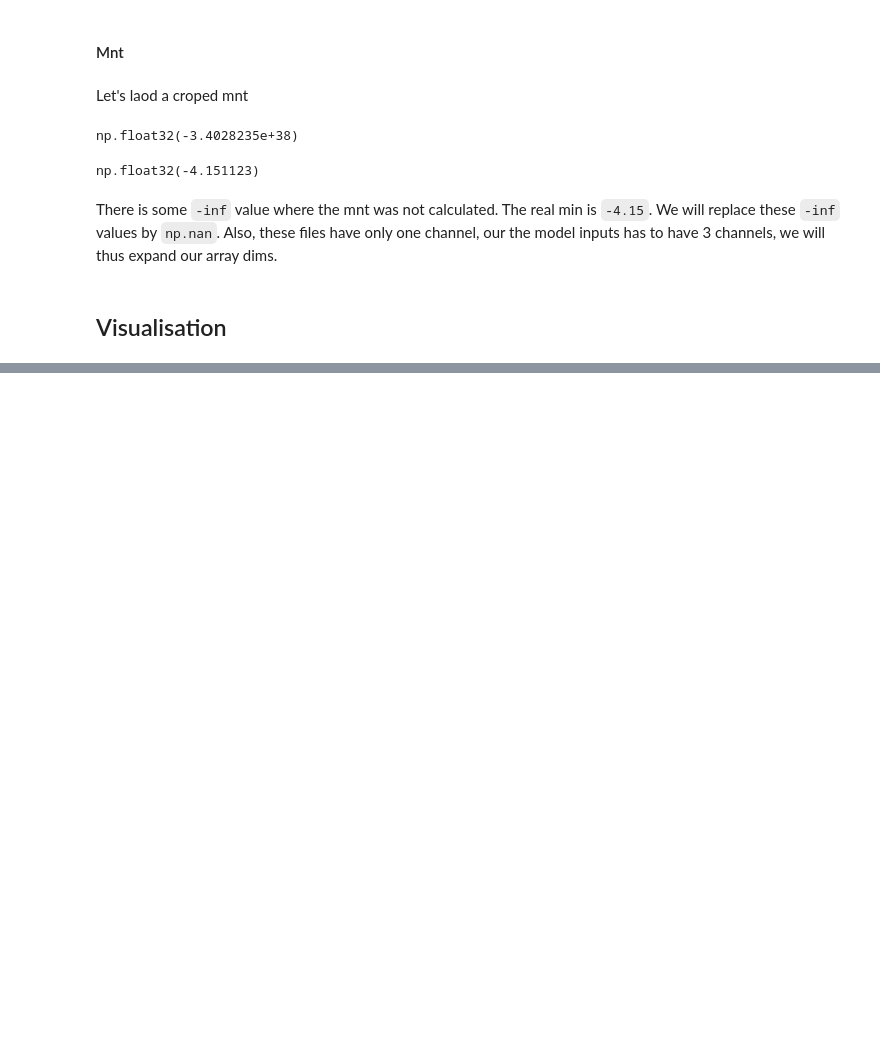
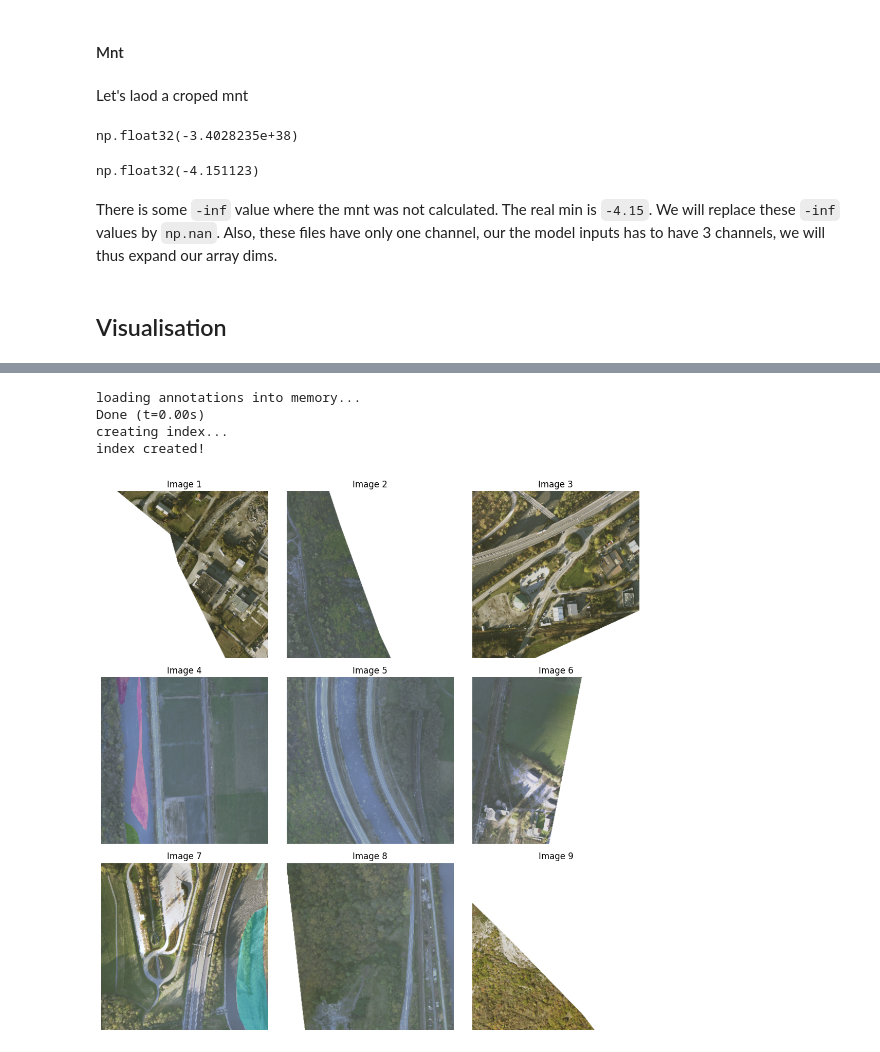
Before and after one commit to ThomasDenoirjean/pebble_beds_instance_segmentation, a Jupyter notebook: pebble_bed_instance_segmentation_data_processing.ipynb, the cells around one changed output, grey strips where cells are left out. Drawn from its saved outputs; the diff is of its cells as text; code cells hidden in the pictures; blank space fills up the shorter version.

```diff
--- a/pebble_bed_instance_segmentation_data_processing.ipynb
+++ b/pebble_bed_instance_segmentation_data_processing.ipynb
@@ -509,3 +483,77 @@ index created!
+# %%
+from pycocotools.coco import COCO
+
+coco = COCO("annotations_coco.json")
+# %% [output]
+loading annotations into memory...
+Done (t=0.00s)
+creating index...
+index created!
+# %%
+import random
+import matplotlib.pyplot as plt
+import os
+import numpy as np
+from matplotlib.collections import PatchCollection
+from matplotlib.patches import Polygon
+from pycocotools import mask as maskUtils
+
+num_samples = 9
+
+# Randomly select num_samples images
+rand_images = random.sample(images, num_samples)
+
+fig, axes = plt.subplots(3, 3, figsize=(11, 11))
+
+for i in range(num_samples):
+    img = np.load(rand_images[i]['file_name'])
+    ax = axes[i // 3, i % 3]
+    ax.imshow(img)
+    ax.set_title(f'Image {i+1}')
+    ax.axis('off')
+
+    ann_ids = coco.getAnnIds(imgIds=rand_images[i]['id'])
+    anns = coco.loadAnns(ann_ids)
+
+    for idx, ann in enumerate(anns):
+        ax.set_autoscale_on(False)
+        polygons = []
+        color = []
+
+        c = (np.random.random((1, 3))*0.6+0.4).tolist()[0]
+        if 'segmentation' in ann:
+            if type(ann['segmentation']) == list:
+                # polygon
+                for seg in ann['segmentation']:
+                    poly = np.array(seg).reshape((int(len(seg)/2), 2))
+                    polygons.append(Polygon(poly))
+                    color.append(c)
+            else:
+                # mask
+                # t = self.imgs[ann['image_id']]
+                if type(ann['segmentation']['counts']) == list:
+                    rle = maskUtils.frPyObjects([ann['segmentation']], img.height, img.width)
+                else:
+                    rle = [ann['segmentation']]
+                m = maskUtils.decode(rle)
+                img = np.ones( (m.shape[0], m.shape[1], 3) )
+                if ann['iscrowd'] == 1:
+                    color_mask = np.array([2.0,166.0,101.0])/255
+                if ann['iscrowd'] == 0:
+                    color_mask = np.random.random((1, 3)).tolist()[0]
+                for i in range(3):
+                    img[:,:,i] = color_mask[i]
+                ax.imshow(np.dstack( (img, m*0.5) ))
+
+        p = PatchCollection(polygons, facecolor=color, linewidths=0, alpha=0.4)
+        ax.add_collection(p)
+        p = PatchCollection(polygons, facecolor='none', edgecolors=color, linewidths=2)
+        ax.add_collection(p)
+
+plt.tight_layout()
+plt.show()
+# %% [output]
+[figure, added]
 # %%
 import matplotlib.pyplot as plt
 from PIL import Image
```
Also changed, not shown: parts of 13 cells of this notebook.
